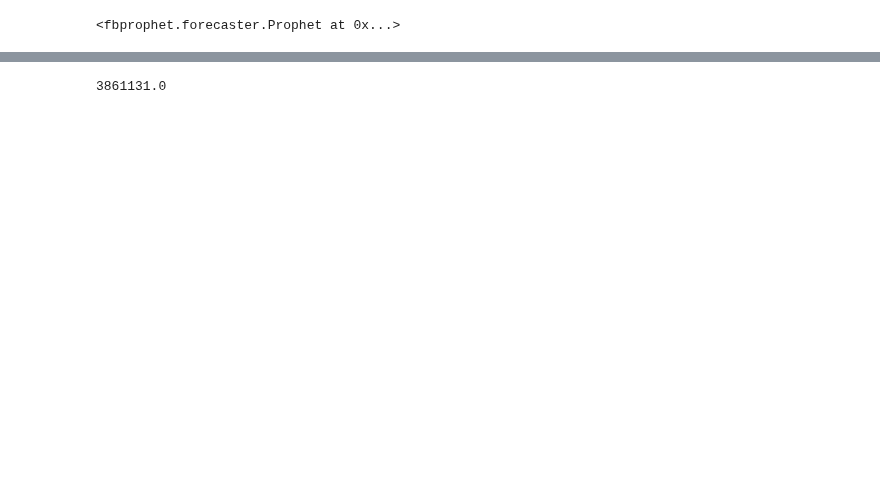
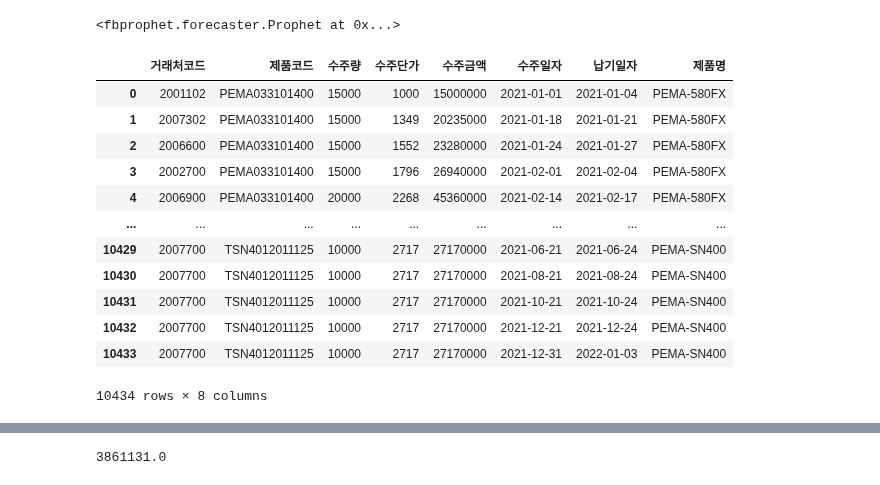
Before and after one commit to Toddbear20/Toddbear20, a Jupyter notebook: 3rd_project/Prophet.ipynb, the cells around one changed output, grey strips where cells are left out. Saved outputs shown, nothing was run; the diff lists cells and outputs as text; code cells hidden in the pictures; blank space fills up the shorter version.

```diff
--- a/3rd_project/Prophet.ipynb
+++ b/3rd_project/Prophet.ipynb
@@ -16,5 +18,25 @@ prophet
 # %%
 import pandas as pd
 
 sale_df21 = pd.read_csv('./영업수주_2021_1년.csv', index_col=0)
-sale_df21=sale_df21[['수주금액','수주일자','납기일자']]
+
+product_nm = pd.read_csv('./제품명(수정).csv')
+sale_df21
+product_nm=product_nm[['제품코드','제품명']]
+
+all_sale = pd.merge(sale_df21,product_nm, on='제품코드', how='outer')
+all_sale
+# %% [output]
+|  | 거래처코드 | 제품코드 | 수주량 | 수주단가 | 수주금액 | 수주일자 | 납기일자 | 제품명 |
+| 0 | 2001102 | PEMA033101400 | 15000 | 1000 | 15000000 | 2021-01-01 | 2021-01-04 | PEMA-580FX |
+| 1 | 2007302 | PEMA033101400 | 15000 | 1349 | 20235000 | 2021-01-18 | 2021-01-21 | PEMA-580FX |
+| 2 | 2006600 | PEMA033101400 | 15000 | 1552 | 23280000 | 2021-01-24 | 2021-01-27 | PEMA-580FX |
+| 3 | 2002700 | PEMA033101400 | 15000 | 1796 | 26940000 | 2021-02-01 | 2021-02-04 | PEMA-580FX |
+| 4 | 2006900 | PEMA033101400 | 20000 | 2268 | 45360000 | 2021-02-14 | 2021-02-17 | PEMA-580FX |
+| ... | ... | ... | ... | ... | ... | ... | ... | ... |
+| 10429 | 2007700 | TSN4012011125 | 10000 | 2717 | 27170000 | 2021-06-21 | 2021-06-24 | PEMA-SN400 |
+| 10430 | 2007700 | TSN4012011125 | 10000 | 2717 | 27170000 | 2021-08-21 | 2021-08-24 | PEMA-SN400 |
+| 10431 | 2007700 | TSN4012011125 | 10000 | 2717 | 27170000 | 2021-10-21 | 2021-10-24 | PEMA-SN400 |
+| 10432 | 2007700 | TSN4012011125 | 10000 | 2717 | 27170000 | 2021-12-21 | 2021-12-24 | PEMA-SN400 |
+| 10433 | 2007700 | TSN4012011125 | 10000 | 2717 | 27170000 | 2021-12-31 | 2022-01-03 | PEMA-SN400 |
+10434 rows × 8 columns
```
Also changed, not shown: parts of 19 cells of this notebook, 6 other files.
